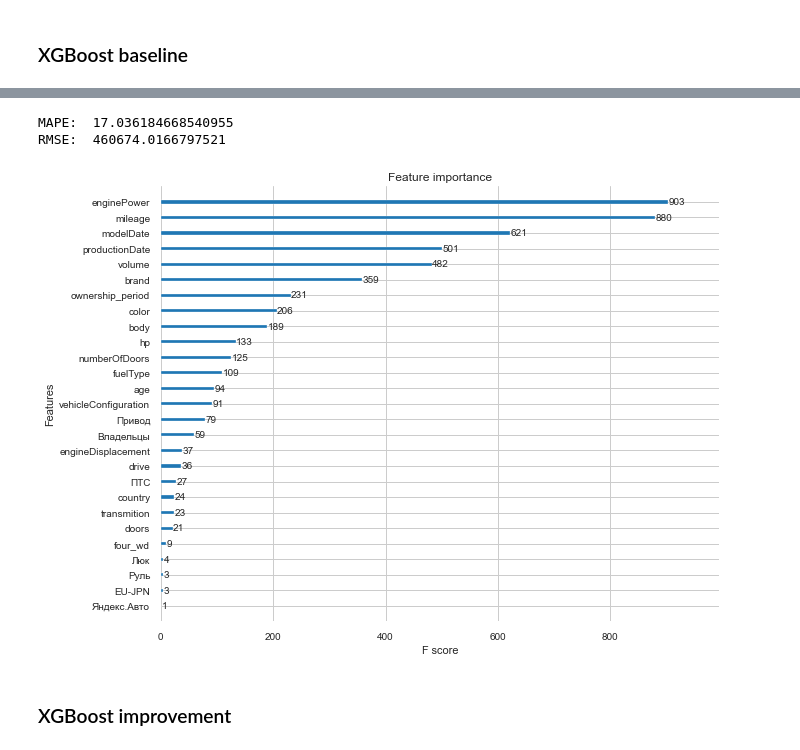
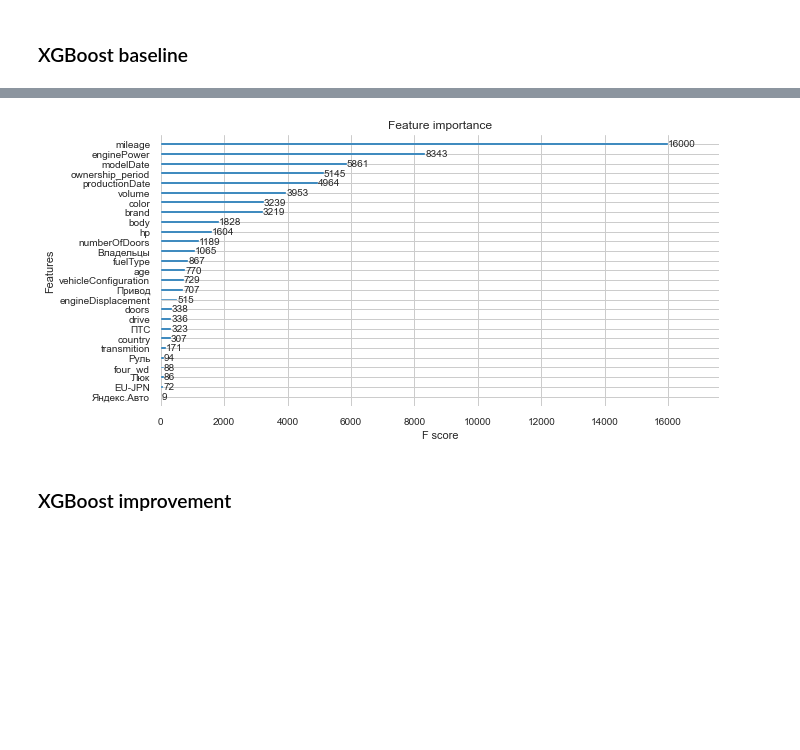
Before and after one commit to makingthefuturehappy/ML_car_pricing, a Jupyter notebook: Car_price.ipynb, the cells around one changed output, grey strips where cells are left out. Cells and saved outputs as stored; diff of their text form; code cells hidden in the pictures; blank space fills up the shorter version.

Commit message:
Revert "Update Car_price.ipynb"
This reverts commit 0405a1edb68aa530feb13d303166562ac5e1d127.

```diff
--- a/Car_price.ipynb
+++ b/Car_price.ipynb
@@ -521,7 +510,7 @@ df.to_csv(file_path + 'df_features.csv', index = False)
 # %% [markdown]
 #  Modeling
 # %%
-df = pd.read_csv(file_path + 'df_features.csv')
+df = pd.read_csv(file_path + 'car_df_14_05_20.csv')
 
 X = df.query('sample == 1').drop(['sample', 'Price', 'description'], axis=1)
 y = df.query('sample == 1')['Price']
@@ -533,6 +528,14 @@ kaggle_X = df.query('sample == 0').drop(['sample', 'Price', 'description'], axis
 ### XGBoost baseline
 # %%
 %%time
+import xgboost as xgb
+from sklearn.model_selection import train_test_split
+from sklearn.metrics import mean_squared_error
+import math
+
+X = df.query('sample == 1').drop(['sample', 'Price', 'description'], axis=1)
+y = df.query('sample == 1')['Price']
+
 X_train, X_test, y_train, y_test = train_test_split(X, y, train_size=0.8, random_state=random_state)
 
 xgb_model = xgb.XGBRegressor(objective ='reg:linear',
@@ -552,4 +555,9 @@ xgb_model = xgb.XGBRegressor(objective ='reg:linear',
 
 xgb_model.fit(X_train,y_train)
 y_pred = xgb_model.predict(X_test)
+
+print("MAPE: ", MAPE(y_test, y_pred))
+print("RMSE: ", math.sqrt(mean_squared_error(y_test, y_pred)))
+
+allDone()
 # %% [output]
@@ -558,14 +569,9 @@ Wall time: 1min 54s
 # %%
-print("MAPE: ", MAPE(y_test, y_pred))
-print("RMSE: ", math.sqrt(mean_squared_error(y_test, y_pred)))
-
 xgb.plot_importance(xgb_model)
-plt.rcParams['figure.figsize'] = [8, 18]
+plt.rcParams['figure.figsize'] = [5, 5]
 plt.show()
 # %% [output]
-MAPE:  17.036184668540955
-RMSE:  460674.0166797521
-[figure, old version]
+[figure, new version]
 # %% [markdown]
 ### XGBoost improvement
 # %% [markdown]
```
Also changed, not shown: parts of 39 cells of this notebook.
